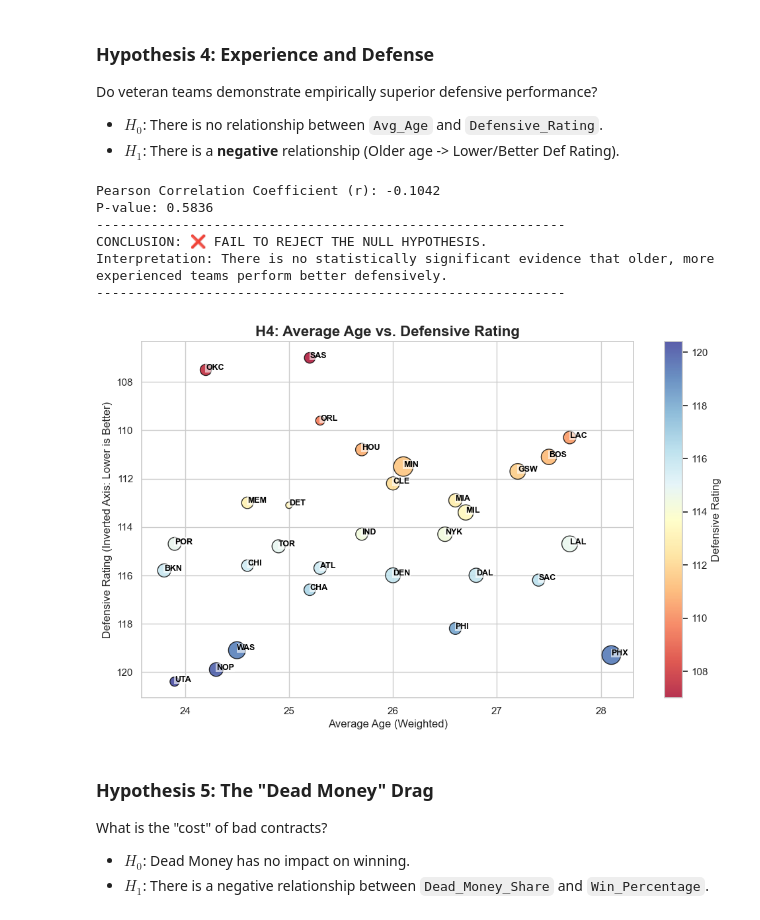
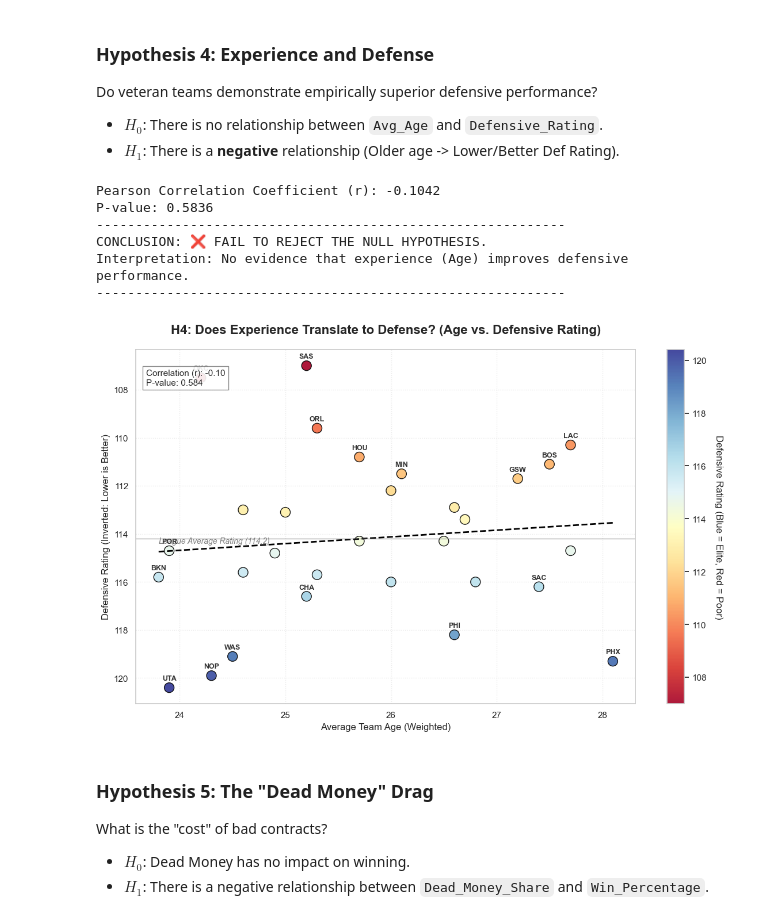
Before and after one commit to akoo57/DSA210_Akif, a Jupyter notebook: dsa.ipynb, the cells around one changed output. Saved outputs shown, nothing was run; the diff lists cells and outputs as text; code cells hidden in the pictures.

```diff
--- a/dsa.ipynb
+++ b/dsa.ipynb
@@ -215,45 +239,67 @@ Do veteran teams demonstrate empirically superior defensive performance?
 # %%
 r, p = stats.pearsonr(df['Avg_Age'], df['Defensive_Rating'])
 
 print(f"Pearson Correlation Coefficient (r): {r:.4f}")
 print(f"P-value: {p:.4f}")
 print("-" * 60)
 
 if p < 0.05:
     print("CONCLUSION: ✅ REJECT THE NULL HYPOTHESIS.")
     if r < 0:
-        print("Interpretation: A significant negative correlation exists. As the average age increases, the Defensive Rating decreases (indicating better defensive performance).")
+        print("Interpretation: Significant negative correlation. Older teams indeed possess better defensive ratings.")
     else:
-        print("Interpretation: A significant relationship exists, but contrary to the hypothesis, older teams showed worse defensive ratings.")
+        print("Interpretation: Significant relationship, but older teams are performing worse defensively (Unexpected).")
 else:
     print("CONCLUSION: ❌ FAIL TO REJECT THE NULL HYPOTHESIS.")
-    print("Interpretation: There is no statistically significant evidence that older, more experienced teams perform better defensively.")
+    print("Interpretation: No evidence that experience (Age) improves defensive performance.")
 print("-" * 60)
 
-plt.figure(figsize=(12, 7))
-sizes = (df['Total_Cap_Allocated'] - df['Total_Cap_Allocated'].min()) / \
-        (df['Total_Cap_Allocated'].max() - df['Total_Cap_Allocated'].min()) * 400 + 50
+plt.figure(figsize=(14, 8))
 
-ax = plt.gca()
-sc = ax.scatter(df['Avg_Age'], df['Defensive_Rating'], s=sizes, c=df['Defensive_Rating'],
-                cmap="RdYlBu", alpha=0.8, edgecolors="black")
 
-add_team_labels(df, 'Avg_Age', 'Defensive_Rating', ax)
+sc = plt.scatter(df['Avg_Age'], df['Defensive_Rating'],
+                 c=df['Defensive_Rating'], cmap='RdYlBu', s=150, edgecolors='black', alpha=0.9)
 
-plt.colorbar(sc, label="Defensive Rating")
-plt.title("H4: Average Age vs. Defensive Rating", fontsize=16, fontweight='bold')
-plt.xlabel("Average Age (Weighted)")
-plt.ylabel("Defensive Rating (Inverted Axis: Lower is Better)")
+sns.regplot(data=df, x='Avg_Age', y='Defensive_Rating', scatter=False,
+            color='black', line_kws={'linestyle': '--', 'linewidth': 2}, ci=None)
+
+avg_def = df['Defensive_Rating'].mean()
+plt.axhline(avg_def, color='gray', linestyle='-', linewidth=1, alpha=0.7)
+plt.text(df['Avg_Age'].min(), avg_def + 0.2, f'League Average Rating ({avg_def:.1f})',
+         color='gray', fontsize=10, fontstyle='italic')
+
+for i in range(len(df)):
+    dist_from_avg = abs(df['Defensive_Rating'].iloc[i] - avg_def)
+
+    if dist_from_avg > 2.0 or df['Avg_Age'].iloc[i] > 28 or df['Avg_Age'].iloc[i] < 24:
+        plt.text(x=df['Avg_Age'].iloc[i],
+                 y=df['Defensive_Rating'].iloc[i] - 0.3,
+                 s=df['Team'].iloc[i],
+                 fontsize=9, fontweight='bold', color='#333333', ha='center')
+
+plt.title("H4: Does Experience Translate to Defense? (Age vs. Defensive Rating)", fontsize=16, fontweight='bold', pad=20)
+plt.xlabel("Average Team Age (Weighted)", fontsize=12)
+plt.ylabel("Defensive Rating (Inverted: Lower is Better)", fontsize=12)
+
 plt.gca().invert_yaxis()
+
+cbar = plt.colorbar(sc)
+cbar.set_label('Defensive Rating (Blue = Elite, Red = Poor)', rotation=270, labelpad=20)
+
+stats_text = f"Correlation (r): {r:.2f}\nP-value: {p:.3f}"
+plt.text(0.02, 0.90, stats_text, transform=plt.gca().transAxes,
+         fontsize=11, bbox=dict(facecolor='white', alpha=0.9, edgecolor='gray'))
+
+plt.grid(True, linestyle=':', alpha=0.4)
 plt.show()
 # %% [output]
 Pearson Correlation Coefficient (r): -0.1042
 P-value: 0.5836
 ------------------------------------------------------------
 CONCLUSION: ❌ FAIL TO REJECT THE NULL HYPOTHESIS.
-Interpretation: There is no statistically significant evidence that older, more experienced teams perform better defensively.
+Interpretation: No evidence that experience (Age) improves defensive performance.
 ------------------------------------------------------------
-[figure, old version]
+[figure, new version]
 # %% [markdown]
 ### Hypothesis 5: The "Dead Money" Drag
 What is the "cost" of bad contracts?
```
Also changed, not shown: parts of 5 cells of this notebook.
